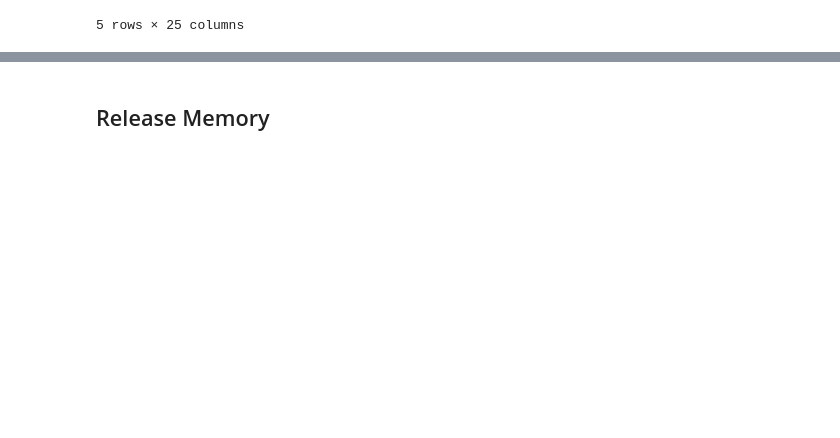
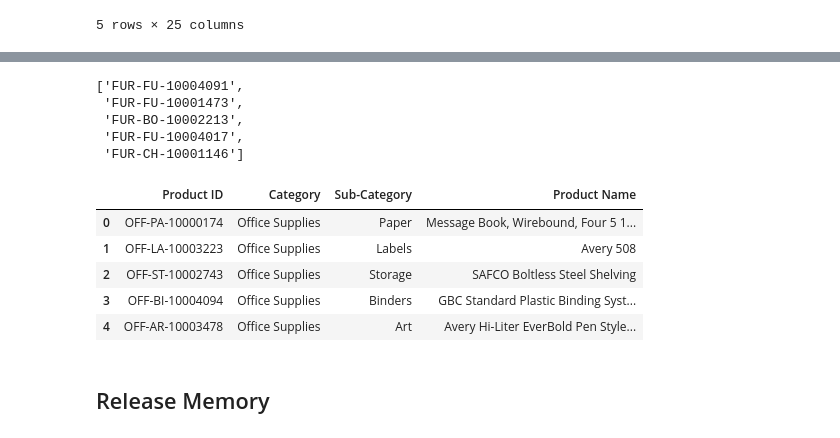
Before and after one commit to shashankraj1987/DE_CS_202309, a Jupyter notebook: Project/Solution/test_load_data.ipynb, the cells around one changed output, grey strips where cells are left out. Drawn from its saved outputs; the diff is of its cells as text; code cells hidden in the pictures; blank space fills up the shorter version.

```diff
--- a/Project/Solution/test_load_data.ipynb
+++ b/Project/Solution/test_load_data.ipynb
@@ -374,0 +287,4 @@ df_loc.to_csv(final_files+"\\"+'loc_mstr.csv',index=False)
+# %%
+df_prod = mega_df[['Product ID','Category','Sub-Category','Product Name']]
+df_prod = df_prod.drop_duplicates()
+df_prod.info()
@@ -374,0 +303,20 @@ df_loc.to_csv(final_files+"\\"+'loc_mstr.csv',index=False)
+# %%
+lst = [x for x in df_prod[df_prod["Product ID"].duplicated()]["Product ID"]]
+# %%
+lst
+# %% [output]
+['FUR-FU-10004091',
+ 'FUR-FU-10001473',
+ 'FUR-BO-10002213',
+ 'FUR-FU-10004017',
+ 'FUR-CH-10001146']
+# %%
+df_prod = df_prod[~df_prod["Product ID"].isin(lst)]
+df_prod.head()
+# %% [output]
+|  | Product ID | Category | Sub-Category | Product Name |
+| 0 | OFF-PA-10000174 | Office Supplies | Paper | Message Book, Wirebound, Four 5 1... |
+| 1 | OFF-LA-10003223 | Office Supplies | Labels | Avery 508 |
+| 2 | OFF-ST-10002743 | Office Supplies | Storage | SAFCO Boltless Steel Shelving |
+| 3 | OFF-BI-10004094 | Office Supplies | Binders | GBC Standard Plastic Binding Syst... |
+| 4 | OFF-AR-10003478 | Office Supplies | Art | Avery Hi-Liter EverBold Pen Style... |
```
Also changed, not shown: parts of 20 cells of this notebook, 7 other files.
